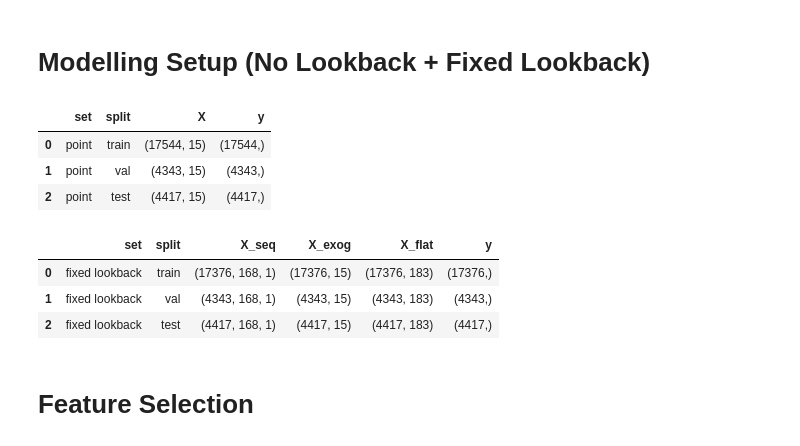
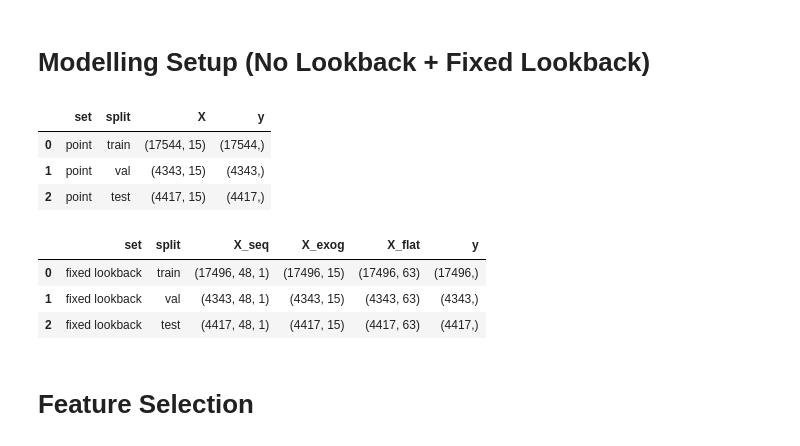
Before and after one commit to ds24m048/masters-thesis, a Jupyter notebook: modelling.ipynb, the cells around one changed output. Drawn from its saved outputs; the diff is of its cells as text; code cells hidden in the pictures.

```diff
--- a/modelling.ipynb
+++ b/modelling.ipynb
@@ -134,7 +134,7 @@ split_summary
 # %%
 # ---------- General setup ----------
 
-LOOKBACK = 168
+LOOKBACK = 48
 HORIZON_STEPS = 1
 TARGET_COL = "da_price"
 FEATURE_COLS = ['load_fc',
@@ -306,36 +306,36 @@ X_test_seq_lookback, X_test_exog_lookback, y_test_lookback, ts_test_lookback = b
 X_val_seq_lookback, X_val_exog_lookback, y_val_lookback, ts_val_lookback = build_lookback_dataset(
     val_with_history_df, SEQUENCE_COLS, FEATURE_COLS, TARGET_COL, LOOKBACK,
 )
 
 
 # flat layout for XGBoost
 X_train_flat_lookback = np.concatenate([
     X_train_seq_lookback.reshape(X_train_seq_lookback.shape[0], -1),
     X_train_exog_lookback,
 ], axis=1)
 X_test_flat_lookback = np.concatenate([
     X_test_seq_lookback.reshape(X_test_seq_lookback.shape[0], -1),
     X_test_exog_lookback,
 ], axis=1)
 X_val_flat_lookback = np.concatenate([
     X_val_seq_lookback.reshape(X_val_seq_lookback.shape[0], -1),
     X_val_exog_lookback,
 ], axis=1)
 
 display(pd.DataFrame([
     {"set": "fixed lookback", "split": "train", "X_seq": X_train_seq_lookback.shape, "X_exog": X_train_exog_lookback.shape, "X_flat": X_train_flat_lookback.shape, "y": y_train_lookback.shape},
     {"set": "fixed lookback", "split": "val",   "X_seq": X_val_seq_lookback.shape,   "X_exog": X_val_exog_lookback.shape,   "X_flat": X_val_flat_lookback.shape,   "y": y_val_lookback.shape},
     {"set": "fixed lookback", "split": "test",  "X_seq": X_test_seq_lookback.shape,  "X_exog": X_test_exog_lookback.shape,  "X_flat": X_test_flat_lookback.shape,  "y": y_test_lookback.shape},
 ]))
 # %% [output]
 |  | set | split | X | y |
 | 0 | point | train | (17544, 15) | (17544,) |
 | 1 | point | val | (4343, 15) | (4343,) |
 | 2 | point | test | (4417, 15) | (4417,) |
 |  | set | split | X_seq | X_exog | X_flat | y |
-| 0 | fixed lookback | train | (17376, 168, 1) | (17376, 15) | (17376, 183) | (17376,) |
-| 1 | fixed lookback | val | (4343, 168, 1) | (4343, 15) | (4343, 183) | (4343,) |
-| 2 | fixed lookback | test | (4417, 168, 1) | (4417, 15) | (4417, 183) | (4417,) |
+| 0 | fixed lookback | train | (17496, 48, 1) | (17496, 15) | (17496, 63) | (17496,) |
+| 1 | fixed lookback | val | (4343, 48, 1) | (4343, 15) | (4343, 63) | (4343,) |
+| 2 | fixed lookback | test | (4417, 48, 1) | (4417, 15) | (4417, 63) | (4417,) |
 # %% [markdown]
 # Feature Selection
 # %% [markdown]
```
Also changed, not shown: parts of 21 cells of this notebook.
